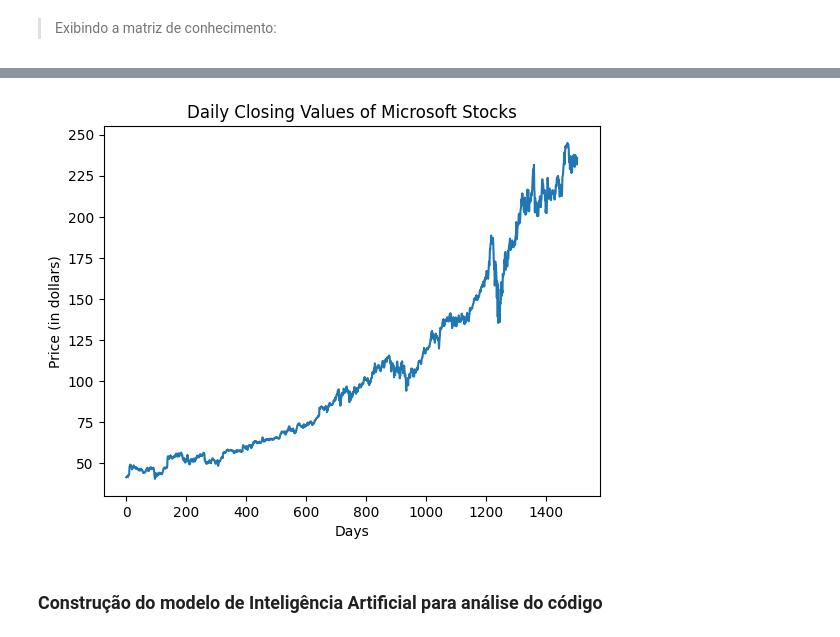
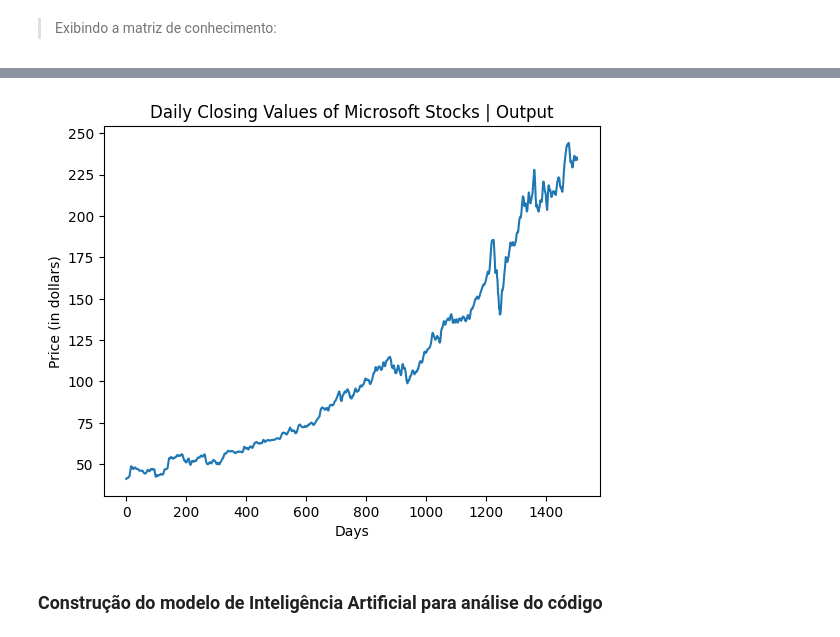
Before and after one commit to luca-ferro/atividade2ia, a Jupyter notebook: Atividade2IA.ipynb, the cells around one changed output, grey strips where cells are left out. Drawn from its saved outputs; the diff is of its cells as text; code cells hidden in the pictures.

```diff
--- a/Atividade2IA.ipynb
+++ b/Atividade2IA.ipynb
@@ -71,7 +71,7 @@ window_size = 5
 data = np.zeros((len(df) - window_size, window_size + 1))
 for i in range(window_size, len(df)):
     data[i-window_size, :-1] = df.iloc[i-window_size:i, 1].values
-    data[i-window_size, -1] = df.iloc[i, 1]
+    data[i-window_size, -1] = np.mean(df.iloc[i-window_size:i, 1])
 # %% [markdown]
 > Exibindo a matriz de conhecimento:
 # %%
@@ -88,11 +98,11 @@ display(knowledge_matrix.head())
 # %%
 plt.plot(knowledge_matrix.index, knowledge_matrix['| Output'])
 plt.xlabel('Days')
 plt.ylabel('Price (in dollars)')
-plt.title('Daily Closing Values of Microsoft Stocks')
+plt.title('Daily Closing Values of Microsoft Stocks | Output')
 plt.show()
 # %% [output]
-[figure, old version]
+[figure, new version]
 # %% [markdown]
 ### Construção do modelo de Inteligência Artificial para análise do código
 # %% [markdown]
```
Also changed, not shown: parts of 5 cells of this notebook.
